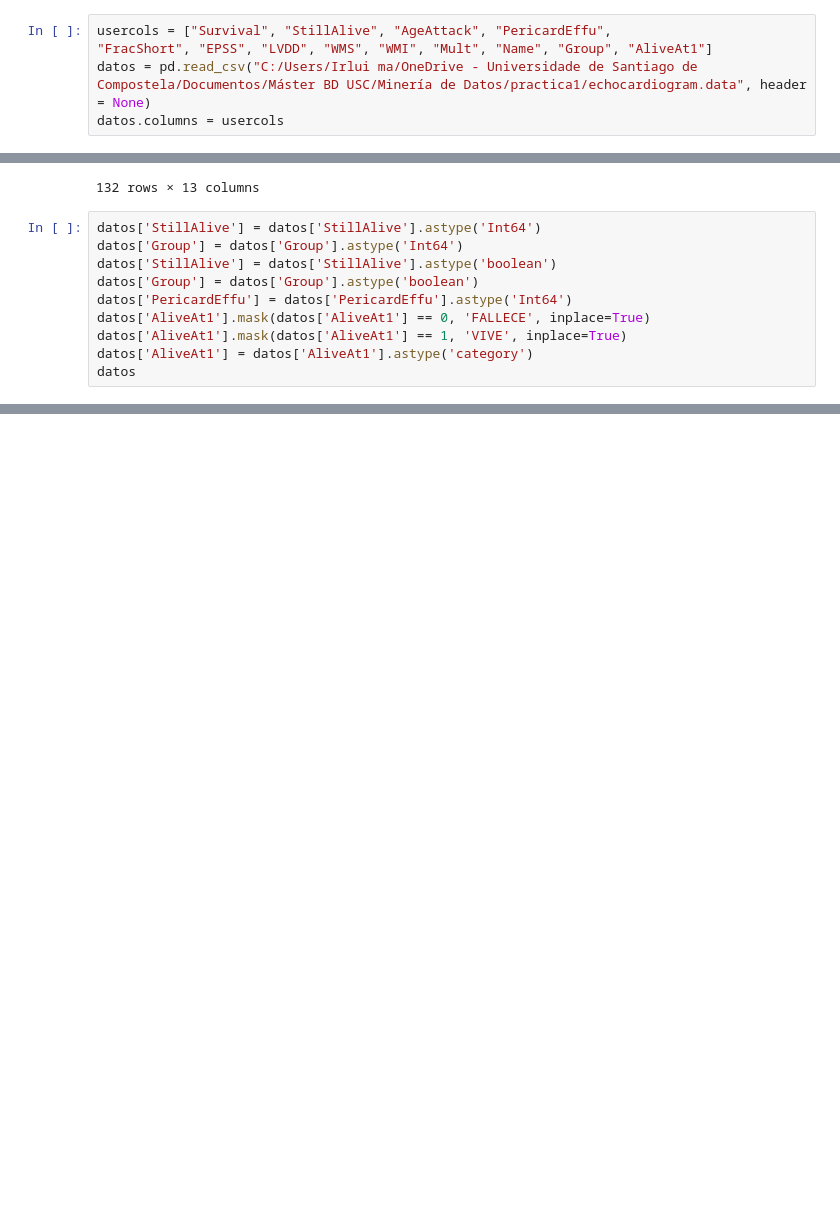
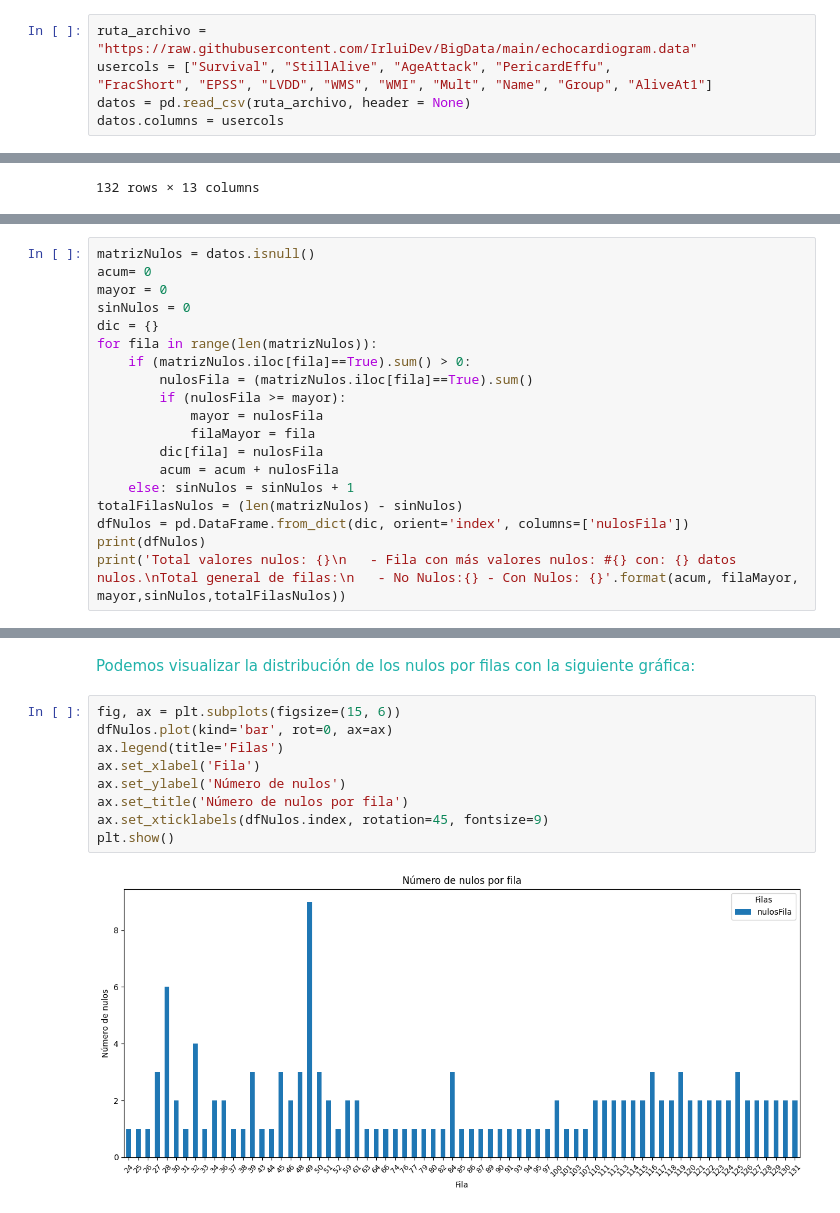
Before and after one commit to IrluiDev/BigData, a Jupyter notebook: Practica1_MineríaDeDatos.ipynb, the cells around one changed output, grey strips where cells are left out. Cells and saved outputs as stored; diff of their text form; blank space fills up the shorter version.

```diff
--- a/Practica1_MineríaDeDatos.ipynb
+++ b/Practica1_MineríaDeDatos.ipynb
@@ -66,9 +47,10 @@ Paso 1: "Nombramos las columnas"    <br>
 Paso 2: "Cargar los datos del archivo .date con la librería Pandas"    <br>
 Paso 3: "Asignamos las columnas al dataframe datos"    <br>
 # %%
+ruta_archivo = "https://raw.githubusercontent.com/IrluiDev/BigData/main/echocardiogram.data"
 usercols = ["Survival", "StillAlive", "AgeAttack", "PericardEffu",
 "FracShort", "EPSS", "LVDD", "WMS", "WMI", "Mult", "Name", "Group", "AliveAt1"]
-datos = pd.read_csv("C:/Users/Irlui ma/OneDrive - Universidade de Santiago de Compostela/Documentos/Máster BD USC/Minería de Datos/practica1/echocardiogram.data", header = None)
+datos = pd.read_csv(ruta_archivo, header = None)
 datos.columns = usercols
 # %% [markdown]
 ##### <span style="color:#20B2AA">Pasos:           <br>
@@ -116,13 +92,3 @@ datos
 | 130 | 22 | 0 | 57 | 0 | 0.14 | 16.1 | 4.36 | 15 | 1.36 | 0.786 | ... |
 | 131 | 20 | 0 | 62 | 0 | 0.15 | 0 | 4.51 | 15.5 | 1.409 | 0.786 | ... |
 132 rows × 13 columns
-# %%
-datos['StillAlive'] = datos['StillAlive'].astype('Int64')
-datos['Group'] = datos['Group'].astype('Int64')
-datos['StillAlive'] = datos['StillAlive'].astype('boolean')
-datos['Group'] = datos['Group'].astype('boolean')
-datos['PericardEffu'] = datos['PericardEffu'].astype('Int64')
-datos['AliveAt1'].mask(datos['AliveAt1'] == 0, 'FALLECE', inplace=True)
-datos['AliveAt1'].mask(datos['AliveAt1'] == 1, 'VIVE', inplace=True)
-datos['AliveAt1'] = datos['AliveAt1'].astype('category')
-datos
@@ -142,0 +132,19 @@ datos
+# %%
+matrizNulos = datos.isnull()
+acum= 0
+mayor = 0
+sinNulos = 0
+dic = {}
+for fila in range(len(matrizNulos)):
+    if (matrizNulos.iloc[fila]==True).sum() > 0:
+        nulosFila = (matrizNulos.iloc[fila]==True).sum()
+        if (nulosFila >= mayor):
+            mayor = nulosFila
+            filaMayor = fila
+        dic[fila] = nulosFila
+        acum = acum + nulosFila
+    else: sinNulos = sinNulos + 1
+totalFilasNulos = (len(matrizNulos) - sinNulos)
+dfNulos = pd.DataFrame.from_dict(dic, orient='index', columns=['nulosFila'])
+print(dfNulos)
+print('Total valores nulos: {}\n   - Fila con más valores nulos: #{} con: {} datos nulos.\nTotal general de filas:\n   - No Nulos:{} - Con Nulos: {}'.format(acum, filaMayor, mayor,sinNulos,totalFilasNulos))
@@ -142,0 +170,13 @@ datos
+# %% [markdown]
+<span style="color:#20B2AA">Podemos visualizar la distribución de los nulos por filas con la siguiente gráfica:
+# %%
+fig, ax = plt.subplots(figsize=(15, 6))
+dfNulos.plot(kind='bar', rot=0, ax=ax)
+ax.legend(title='Filas')
+ax.set_xlabel('Fila')
+ax.set_ylabel('Número de nulos')
+ax.set_title('Número de nulos por fila')
+ax.set_xticklabels(dfNulos.index, rotation=45, fontsize=9)
+plt.show()
+# %% [output]
+[figure, added]
```
Also changed, not shown: parts of 82 cells of this notebook, 1 other file.
